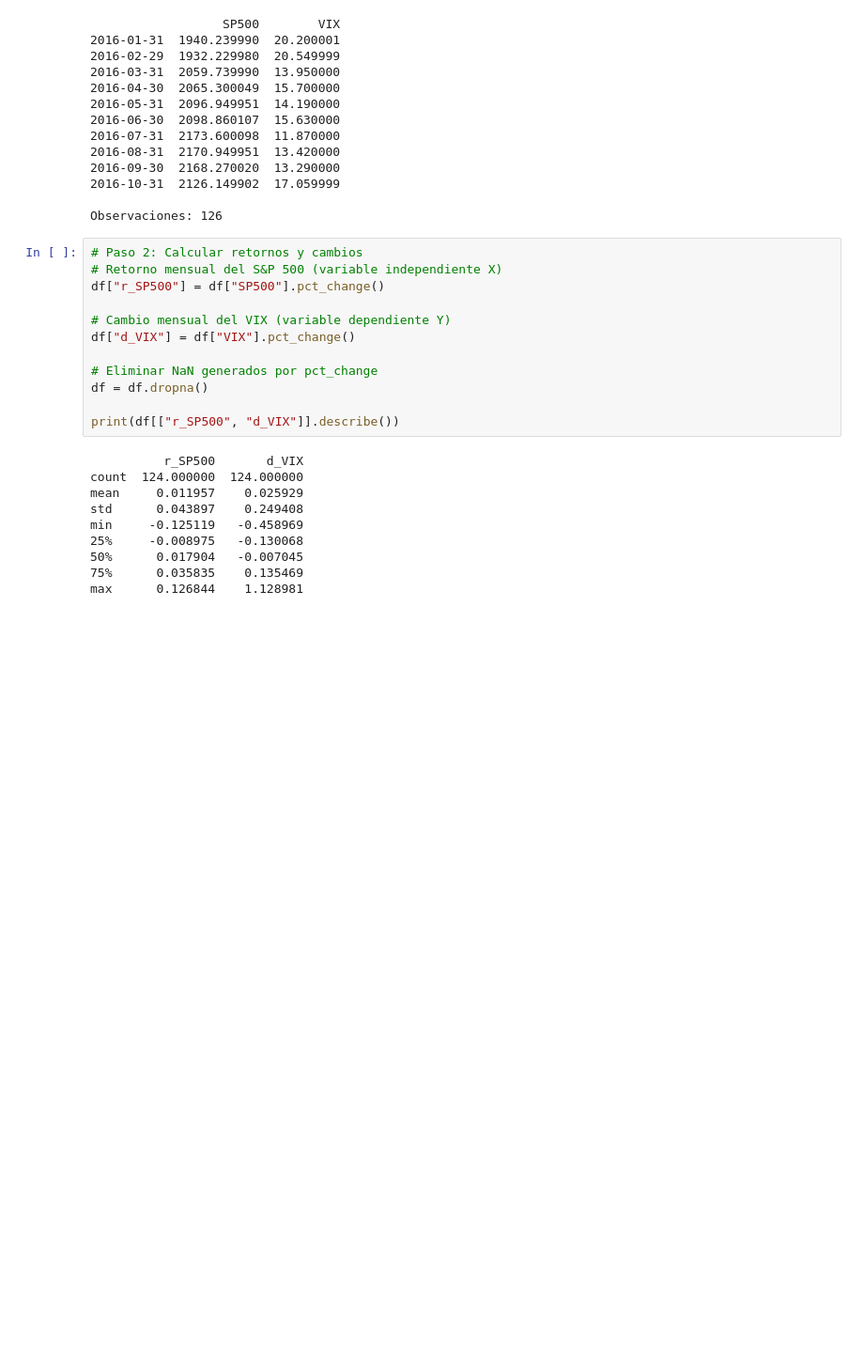
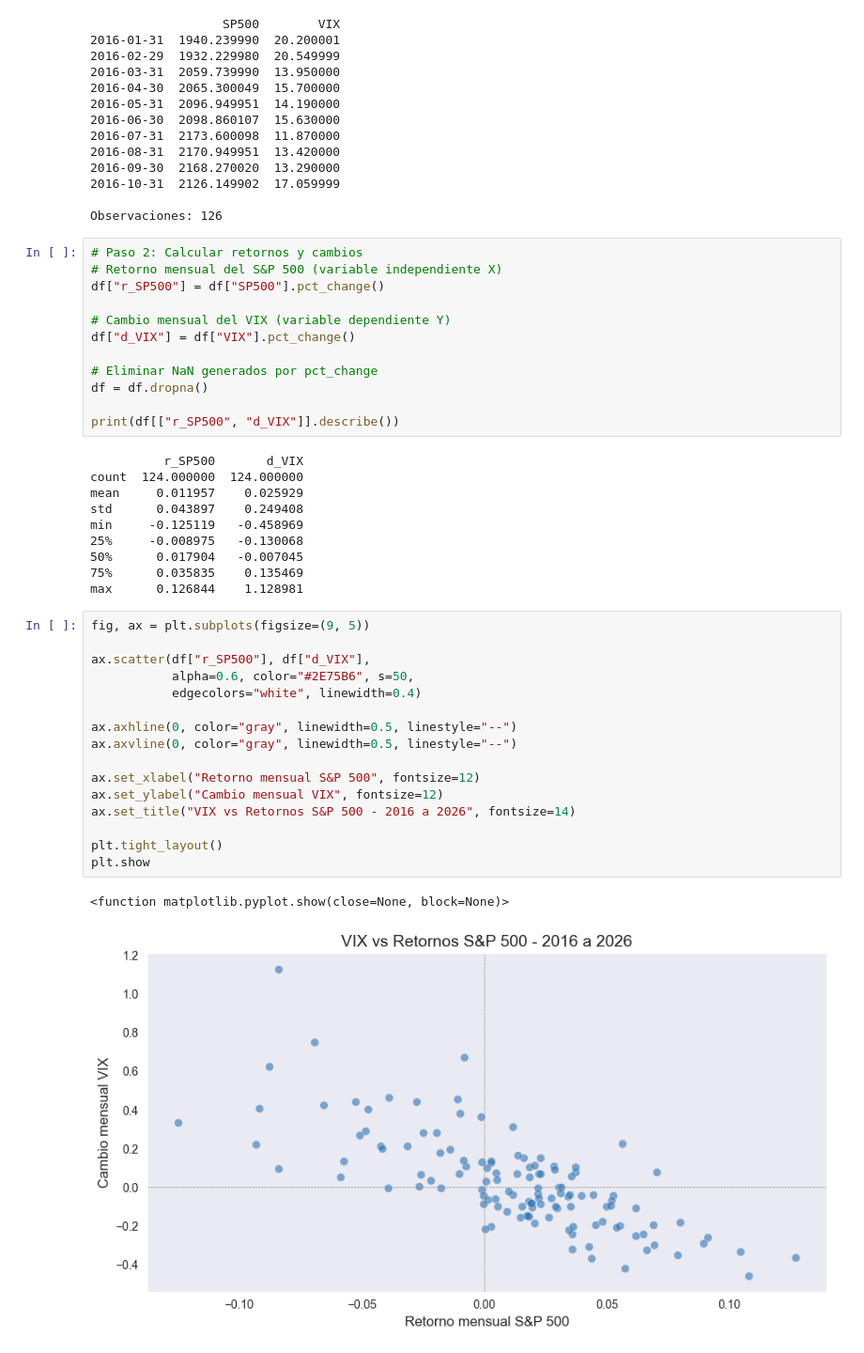
Before and after one commit to acardenas89/ds_finance_cardenas, a Jupyter notebook: notebooks/TareaHW03.ipynb, the cells around one changed output. Shown at 94% size. Cells and saved outputs as stored; diff of their text form; blank space fills up the shorter version.

Commit message:
Scatterplot

```diff
--- a/notebooks/TareaHW03.ipynb
+++ b/notebooks/TareaHW03.ipynb
@@ -65,3 +65,22 @@ min     -0.125119   -0.458969
 50%      0.017904   -0.007045
 75%      0.035835    0.135469
 max      0.126844    1.128981
+# %%
+fig, ax = plt.subplots(figsize=(9, 5))
+
+ax.scatter(df["r_SP500"], df["d_VIX"],
+           alpha=0.6, color="#2E75B6", s=50,
+           edgecolors="white", linewidth=0.4)
+
+ax.axhline(0, color="gray", linewidth=0.5, linestyle="--")
+ax.axvline(0, color="gray", linewidth=0.5, linestyle="--")
+
+ax.set_xlabel("Retorno mensual S&P 500", fontsize=12)
+ax.set_ylabel("Cambio mensual VIX", fontsize=12)
+ax.set_title("VIX vs Retornos S&P 500 - 2016 a 2026", fontsize=14)
+
+plt.tight_layout()
+plt.show
+# %% [output]
+<function matplotlib.pyplot.show(close=None, block=None)>
+[figure, added]
```
